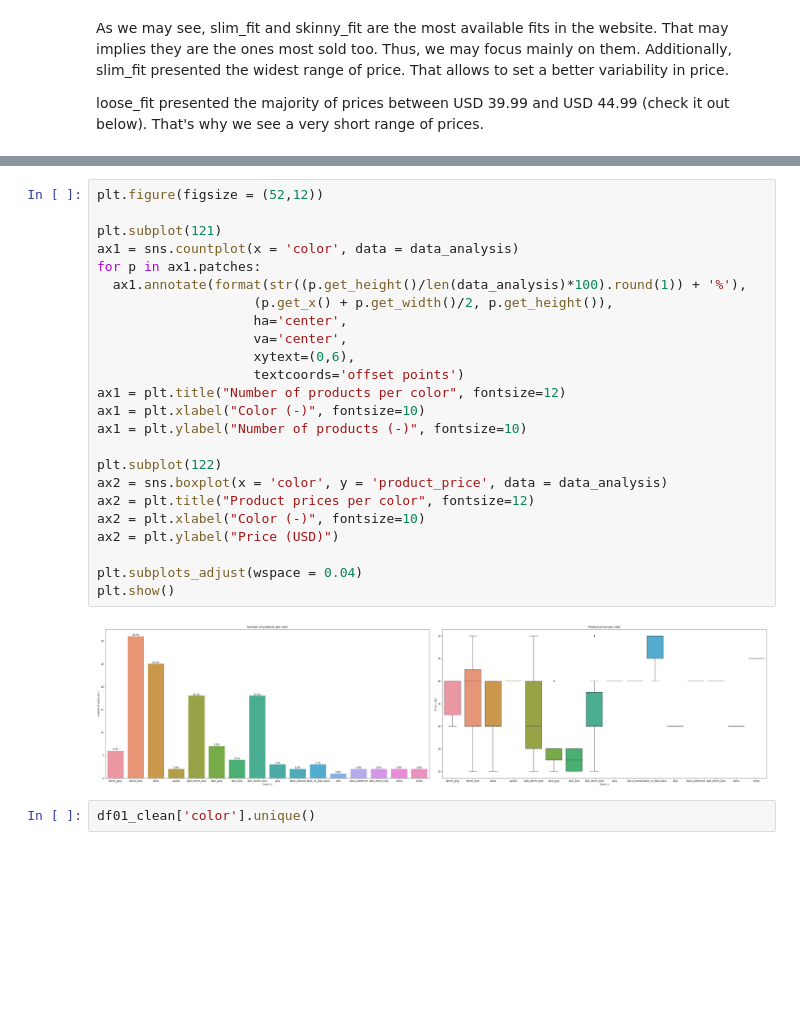
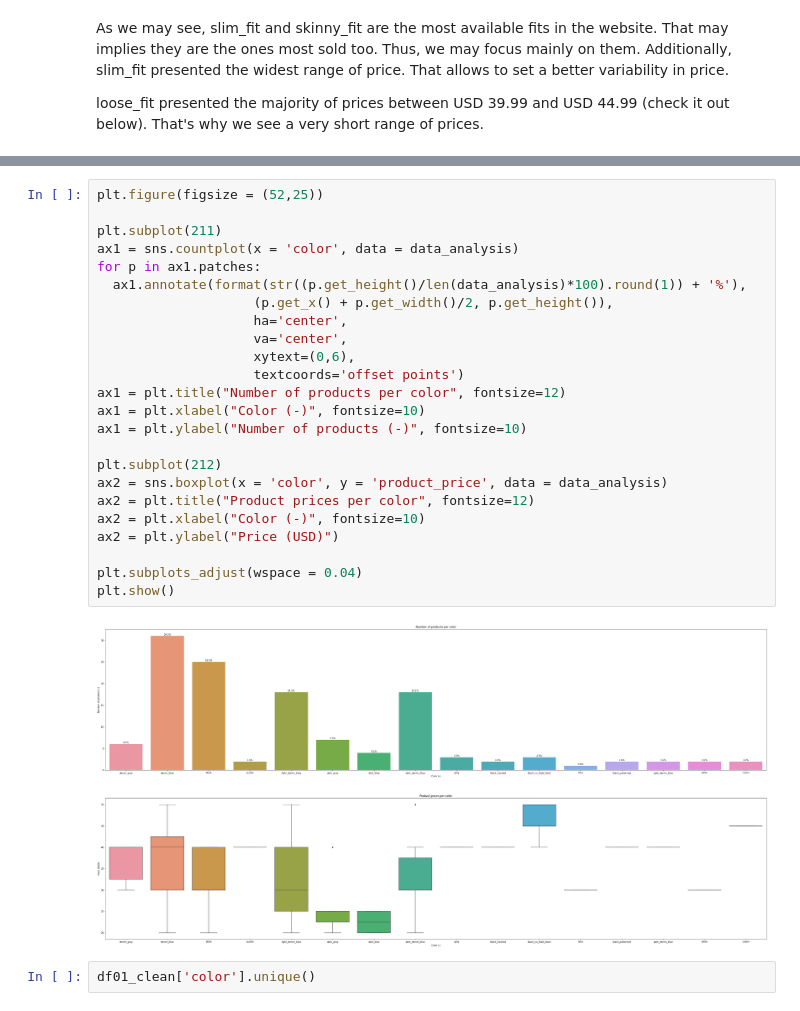
Before and after one commit to lucasquemelli/Star_Jeans, a Jupyter notebook: star_jeans.ipynb, the cells around one changed output, grey strips where cells are left out. Drawn from its saved outputs; the diff is of its cells as text; blank space fills up the shorter version.

```diff
--- a/star_jeans.ipynb
+++ b/star_jeans.ipynb
@@ -665,31 +665,31 @@ data_analysis[data_analysis['fit'] == 'loose_fit']
 | 126 | 1114023003 | loose_fit | cream | 1114023 | 1.0 | 0.65 | 0.0 | 0.00 | 0.00 | ... |
 | 127 | 1114023003 | loose_fit | cream | 1114023 | 1.0 | 0.65 | 0.0 | 0.00 | 0.00 | ... |
 # %%
-plt.figure(figsize = (52,12))
+plt.figure(figsize = (52,25))
 
-plt.subplot(121)
+plt.subplot(211)
 ax1 = sns.countplot(x = 'color', data = data_analysis)
 for p in ax1.patches:
   ax1.annotate(format(str((p.get_height()/len(data_analysis)*100).round(1)) + '%'),
                     (p.get_x() + p.get_width()/2, p.get_height()),
                     ha='center',
                     va='center',
                     xytext=(0,6),
                     textcoords='offset points')
 ax1 = plt.title("Number of products per color", fontsize=12)
 ax1 = plt.xlabel("Color (-)", fontsize=10)
 ax1 = plt.ylabel("Number of products (-)", fontsize=10)
 
-plt.subplot(122)
+plt.subplot(212)
 ax2 = sns.boxplot(x = 'color', y = 'product_price', data = data_analysis)
 ax2 = plt.title("Product prices per color", fontsize=12)
 ax2 = plt.xlabel("Color (-)", fontsize=10)
 ax2 = plt.ylabel("Price (USD)")
 
 plt.subplots_adjust(wspace = 0.04)
 plt.show()
 # %% [output]
-[figure, old version]
+[figure, new version]
 # %%
 df01_clean['color'].unique()
 # %% [output]
```
